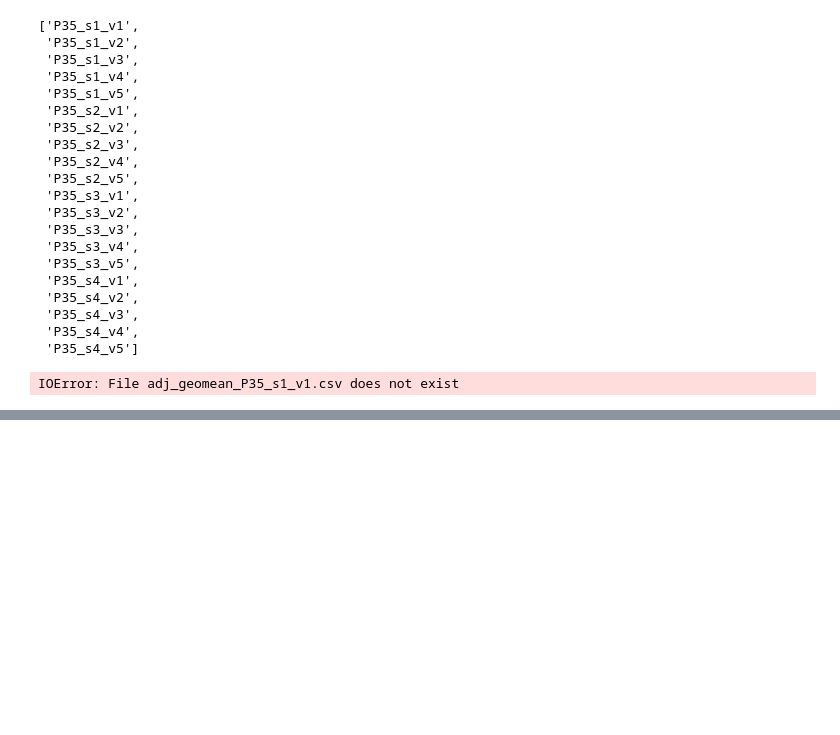
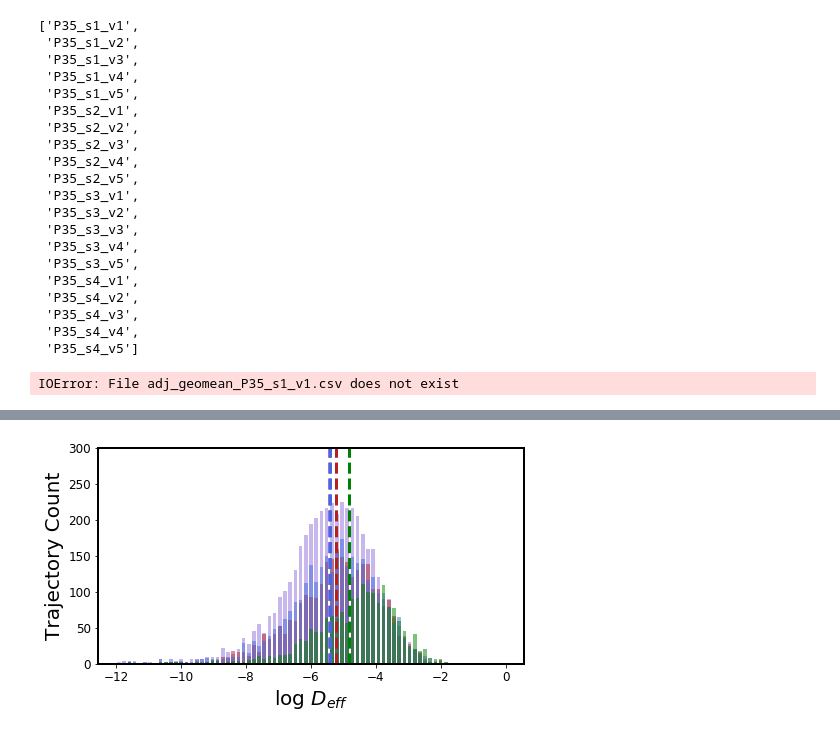
Before and after one commit to mimc7580/diff_classifier, a Jupyter notebook: notebooks/development/03_05_19_MPT_age_dependence_P35.ipynb, the cells around one changed output, grey strips where cells are left out. Saved outputs shown, nothing was run; the diff lists cells and outputs as text; code cells hidden in the pictures; blank space fills up the shorter version.

```diff
--- a/notebooks/development/03_05_19_MPT_age_dependence_P35.ipynb
+++ b/notebooks/development/03_05_19_MPT_age_dependence_P35.ipynb
@@ -508,0 +545,11 @@ p35_avg
+# %%
+to_track_14 = [] # This is going to be the list of all filenames that will be included in the analysis
+start_knot = 25 #Must be unique number for every run on Cloudknot.
+
+remote_folder = '03_05_19_MPT_age_dependence' # The folder in AWS S3 containing the files to be analyzed
+bucket = 'mckenna.data' # The bucket in AWS S3 where the remote_folder is contained
+vids = 5 # this is the number of vids that were taken per condition (usually corresponding to different locations)
+slices = 3
+for slic in range(1,slices+1):
+    for num in range(1, vids+1):
+        to_track_14.append('P14_s{}_v{}'.format(slic, num))
@@ -508,0 +595,68 @@ p35_avg
+# %%
+import matplotlib.pyplot as plt
+import numpy as np
+import numpy.ma as ma
+
+p35_no_nan = p35.replace(0,np.nan)
+p28_no_nan = p28.replace(0,np.nan)
+p21_no_nan = p21.replace(0,np.nan)
+p14_no_nan = p14.replace(0,np.nan)
+
+log_Deff_p35 = np.log(p35_no_nan[0].dropna())
+log_Deff_p28 = np.log(p28_no_nan[0].dropna())
+log_Deff_p21 = np.log(p21_no_nan[0].dropna())
+log_Deff_p14 = np.log(p14_no_nan[0].dropna())
+
+test_bins = np.linspace(-12, 0, 76)
+
+p35_hist, p35_bins = np.histogram(log_Deff_p35, bins=test_bins)
+p28_hist, p28_bins = np.histogram(log_Deff_p28, bins=test_bins)
+p21_hist, p21_bins = np.histogram(log_Deff_p21, bins=test_bins)
+p14_hist, p14_bins = np.histogram(log_Deff_p14, bins=test_bins)
+
+p35_avg = np.mean(log_Deff_p35)
+p28_avg = np.mean(log_Deff_p28)
+p21_avg = np.mean(log_Deff_p21)
+p14_avg = np.mean(log_Deff_p14)
+
+plt.rc('axes', linewidth=2)
+p35_plot = p35_hist
+p28_plot = p28_hist
+p21_plot = p21_hist
+p14_plot = p14_hist
+bins = test_bins
+width = 0.7 * (bins[1] - bins[0])
+center = (bins[:-1] + bins[1:])/2
+
+plt.figure(1, figsize=(7,4)).tight_layout()
+plt.bar(center, p35_plot, color='mediumpurple', align='center', width=width, alpha = 0.5)
+plt.axvline(p35_avg, color='mediumpurple', linestyle='--', linewidth=3)
+plt.xlabel('log $D_{eff}$', fontsize=20)
+plt.ylabel('Trajectory Count', fontsize=20)
+plt.tick_params(axis='both', which='major', labelsize=12)
+
+plt.figure(1, figsize=(7,4)).tight_layout()
+plt.bar(center, p28_plot, color='firebrick', align='center', width=width, alpha = 0.5)
+plt.axvline(p28_avg, color='firebrick', linestyle='--', linewidth=3)
+plt.xlabel('log $D_{eff}$', fontsize=20)
+plt.ylabel('Trajectory Count', fontsize=20)
+plt.tick_params(axis='both', which='major', labelsize=12)
+
+plt.figure(1, figsize=(7,4)).tight_layout()
+plt.bar(center, p21_plot, color='royalblue', align='center', width=width, alpha = 0.5)
+plt.axvline(p21_avg, color='royalblue', linestyle='--', linewidth=3)
+plt.xlabel('log $D_{eff}$', fontsize=20)
+plt.ylabel('Trajectory Count', fontsize=20)
+plt.tick_params(axis='both', which='major', labelsize=12)
+
+plt.figure(1, figsize=(7,4)).tight_layout()
+plt.bar(center, p14_plot, color='green', align='center', width=width, alpha=0.5)
+plt.axvline(p14_avg, color='green', linestyle='--', linewidth=3)
+plt.xlabel('log $D_{eff}$', fontsize=20)
+plt.ylabel('Trajectory Count', fontsize=20)
+plt.tick_params(axis='both', which='major', labelsize=12)
+
+plt.ylim((0,300))
+plt.show()
+# %% [output]
+[figure, added]
```
Also changed, not shown: parts of 8 cells of this notebook, 7 other files.
